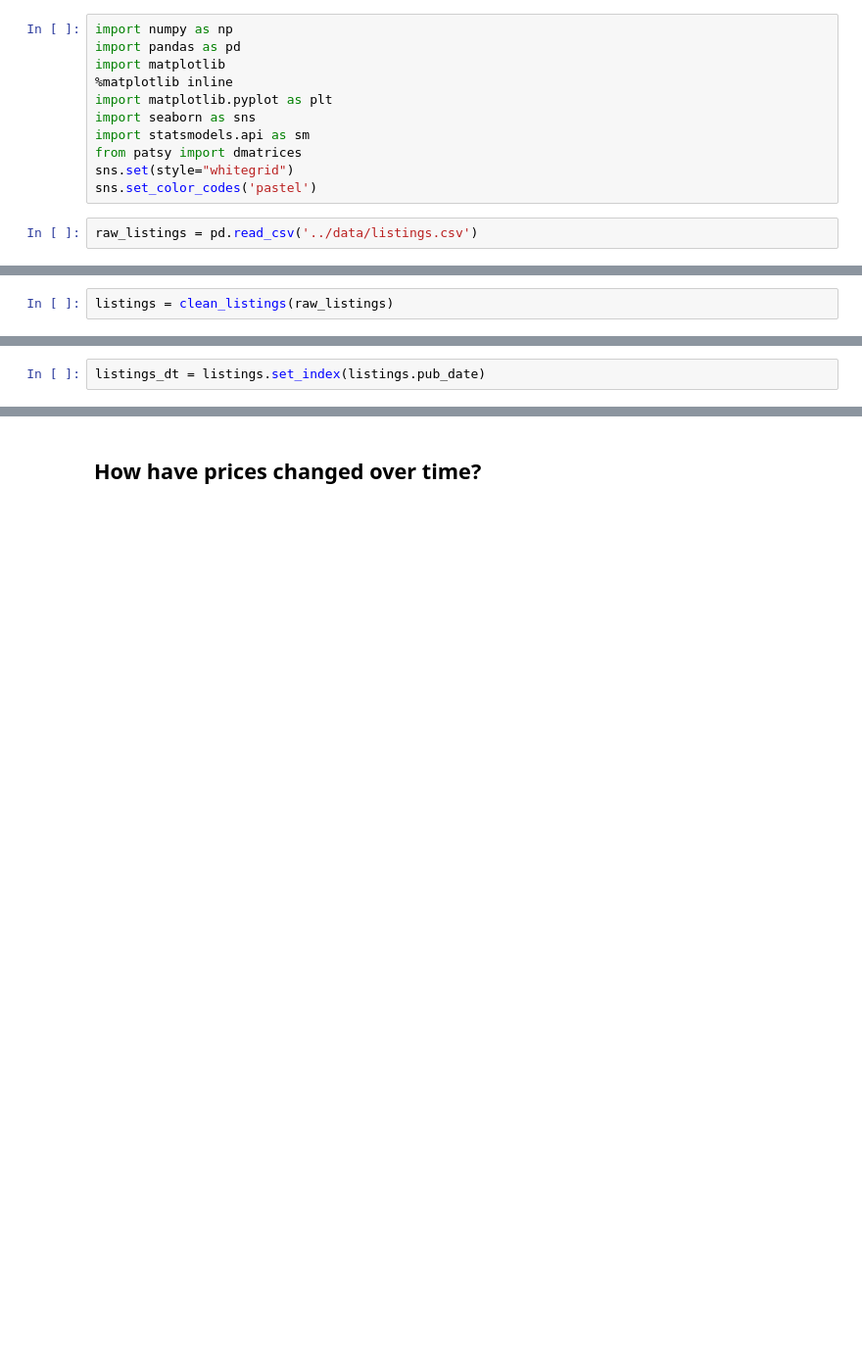
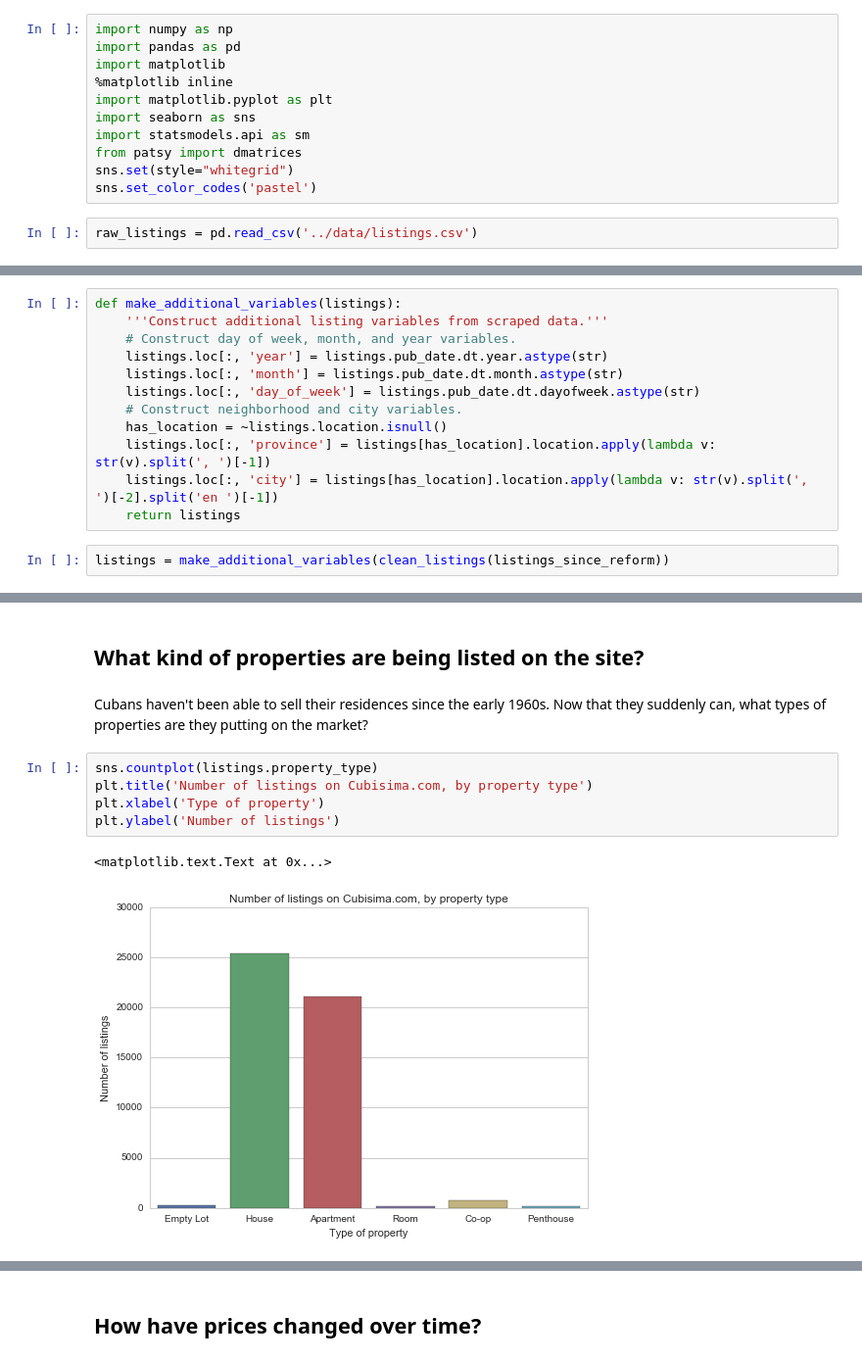
Before and after one commit to jpvelez/cubisima, a Jupyter notebook: notebooks/listing_analysis.ipynb, the cells around one changed output, grey strips where cells are left out. Shown at 98% size. Drawn from its saved outputs; the diff is of its cells as text; blank space fills up the shorter version.

```diff
--- a/notebooks/listing_analysis.ipynb
+++ b/notebooks/listing_analysis.ipynb
@@ -13,0 +180,14 @@ raw_listings = pd.read_csv('../data/listings.csv')
+# %%
+def make_additional_variables(listings):
+    '''Construct additional listing variables from scraped data.'''
+    # Construct day of week, month, and year variables.
+    listings.loc[:, 'year'] = listings.pub_date.dt.year.astype(str)
+    listings.loc[:, 'month'] = listings.pub_date.dt.month.astype(str)
+    listings.loc[:, 'day_of_week'] = listings.pub_date.dt.dayofweek.astype(str)
+    # Construct neighborhood and city variables.
+    has_location = ~listings.location.isnull()
+    listings.loc[:, 'province'] = listings[has_location].location.apply(lambda v: str(v).split(', ')[-1])
+    listings.loc[:, 'city'] = listings[has_location].location.apply(lambda v: str(v).split(', ')[-2].split('en ')[-1])
+    return listings
+# %%
+listings = make_additional_variables(clean_listings(listings_since_reform))
@@ -50,2 +217,0 @@ def clean_listings(listings):
-# %%
-listings = clean_listings(raw_listings)
@@ -92,2 +217,0 @@ dtype: object
-# %%
-listings_dt = listings.set_index(listings.pub_date)
@@ -99,0 +222,12 @@ listings_dt['count'].resample('W', how='sum').plot()
+# %% [markdown]
+## What kind of properties are being listed on the site?
+# %% [markdown]
+Cubans haven't been able to sell their residences since the early 1960s. Now that they suddenly can, what types of properties are they putting on the market?
+# %%
+sns.countplot(listings.property_type)
+plt.title('Number of listings on Cubisima.com, by property type')
+plt.xlabel('Type of property')
+plt.ylabel('Number of listings')
+# %% [output]
+<matplotlib.text.Text at 0x...>
+[figure, added]
```
Also changed, not shown: parts of 64 cells of this notebook, 1 other file.
